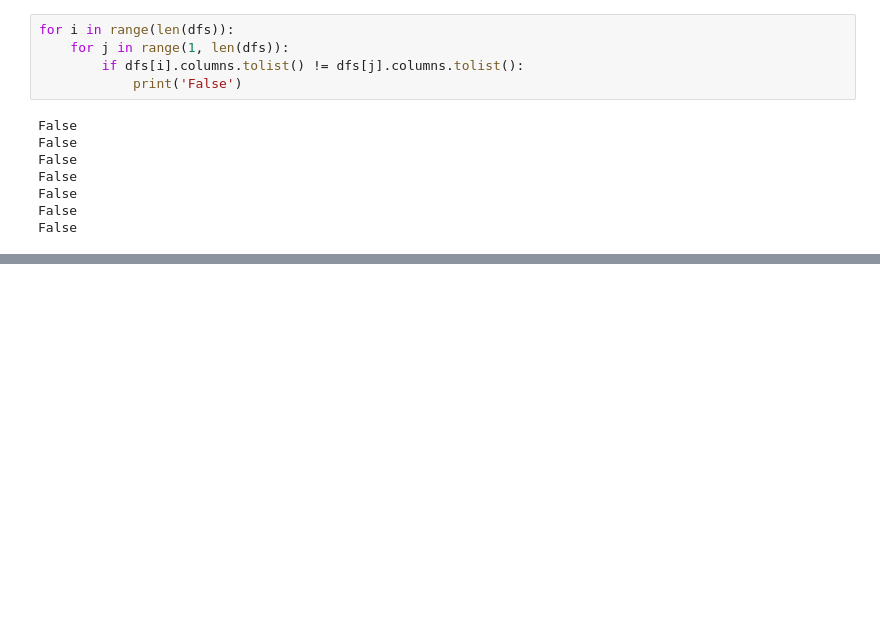
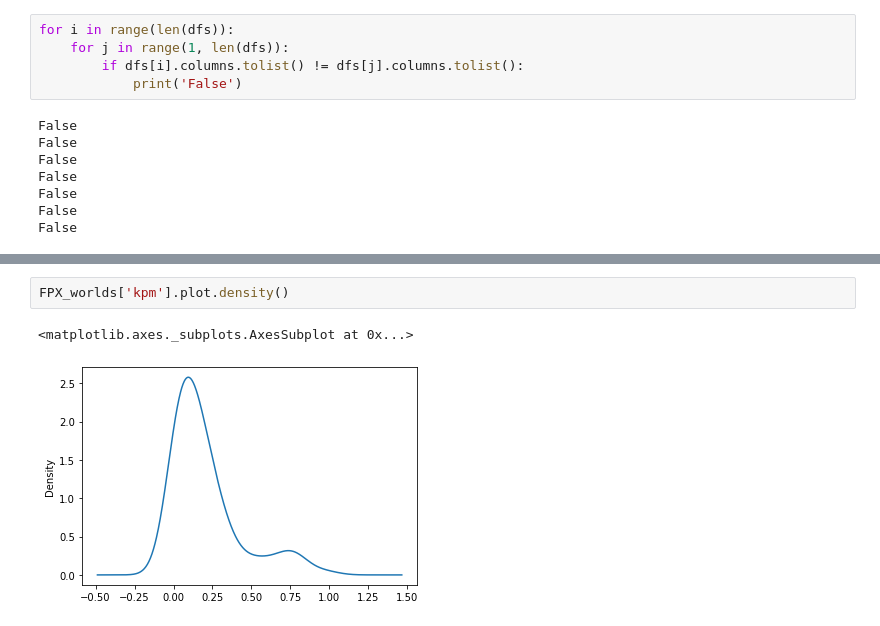
Before and after one commit to skredenmathias/DS-Unit-1-Build, a Jupyter notebook: Sprint_1_Build_Week.ipynb, the cells around one changed output, grey strips where cells are left out. Drawn from its saved outputs; the diff is of its cells as text; blank space fills up the shorter version.

```diff
--- a/Sprint_1_Build_Week.ipynb
+++ b/Sprint_1_Build_Week.ipynb
@@ -161,0 +488,5 @@ for df in dfs:
+# %%
+FPX_worlds['kpm'].plot.density()
+# %% [output]
+<matplotlib.axes._subplots.AxesSubplot at 0x...>
+[figure, added]
```
Also changed, not shown: parts of 91 cells of this notebook.
